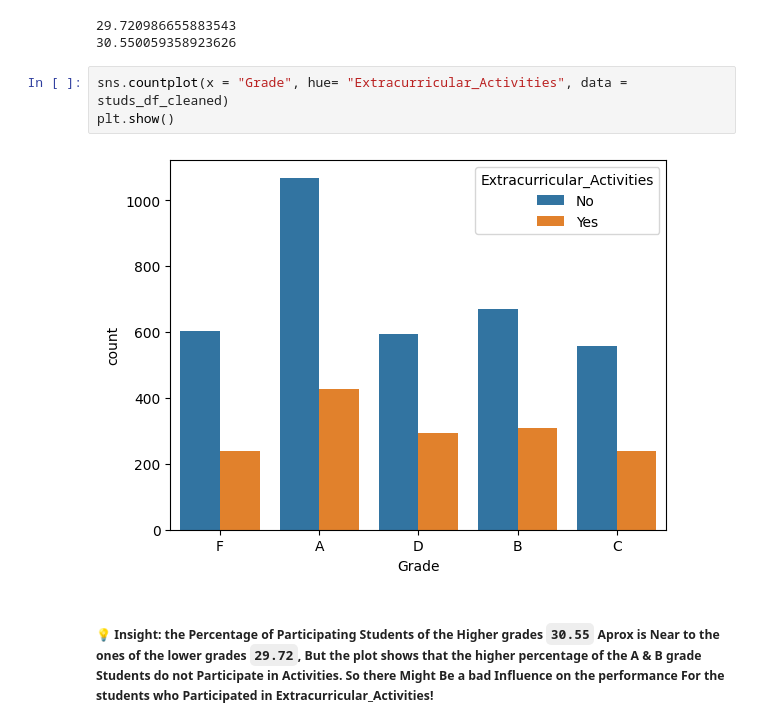
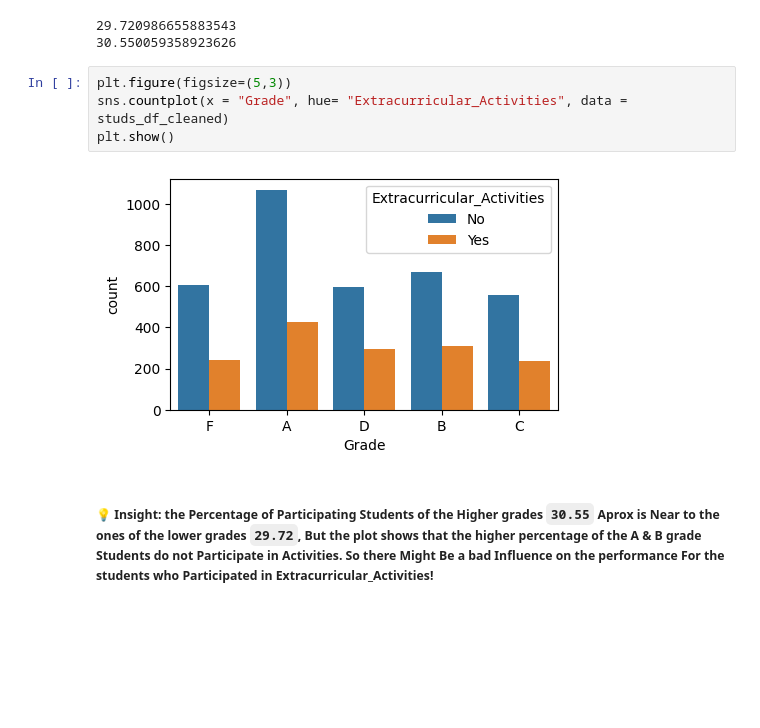
Before and after one commit to AbdallahGasem/Student-Performance-Analysis, a Jupyter notebook: EDA.ipynb, the cells around one changed output. Drawn from its saved outputs; the diff is of its cells as text; blank space fills up the shorter version.

```diff
--- a/EDA.ipynb
+++ b/EDA.ipynb
@@ -1132,10 +1141,11 @@ print(lower_g_studs_EAP )
 29.720986655883543
 30.550059358923626
 # %%
+plt.figure(figsize=(5,3))
 sns.countplot(x = "Grade", hue= "Extracurricular_Activities", data = studs_df_cleaned)
 plt.show()
 # %% [output]
-[figure, old version]
+[figure, new version]
 # %% [markdown]
 ##### 💡 **Insight:** the Percentage of Participating Students of the Higher grades `30.55` Aprox is Near to the ones of the lower grades `29.72`, But the plot shows that the higher percentage of the A & B grade Students do not Participate in Activities. So there Might Be a bad Influence on the performance For the students who Participated in Extracurricular_Activities!
 # %% [markdown]
```
Also changed, not shown: parts of 9 cells of this notebook, 4 other files.
